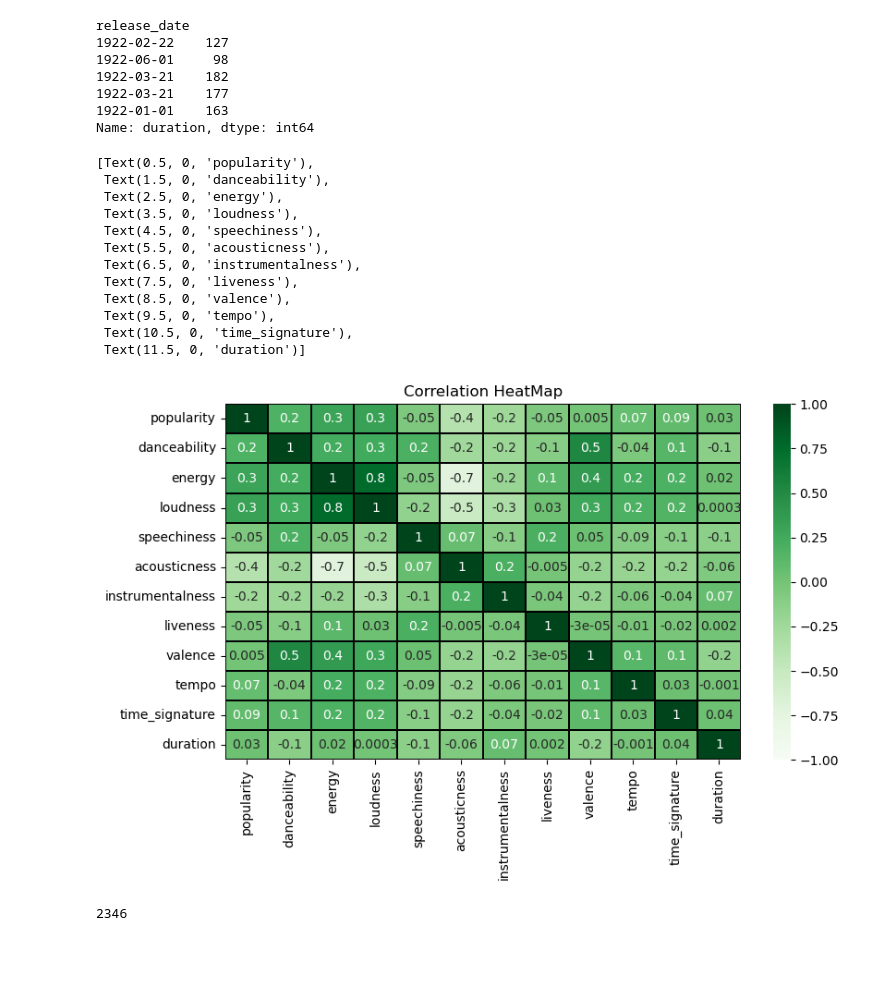
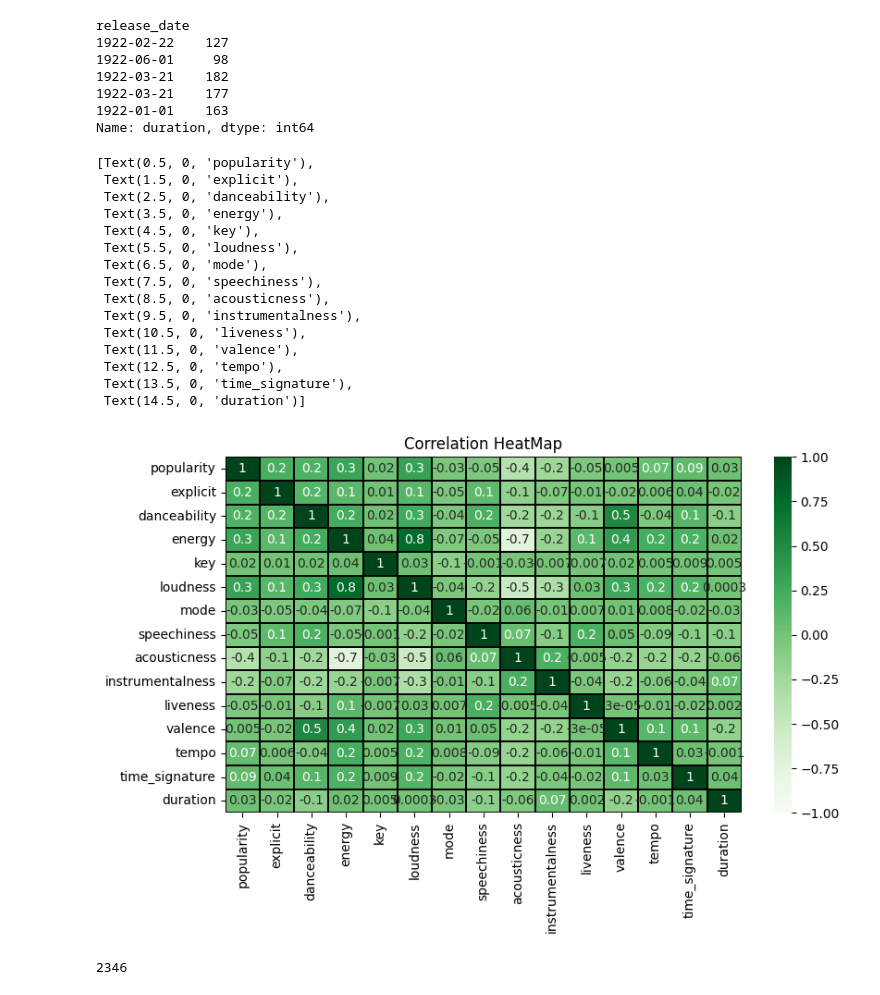
Before and after one commit to vedu003/SpotifyDataAnalysis, a Jupyter notebook: spotify.ipynb, the cells around one changed output. Drawn from its saved outputs; the diff is of its cells as text; code cells hidden in the pictures; blank space fills up the shorter version.

```diff
--- a/spotify.ipynb
+++ b/spotify.ipynb
@@ -182,6 +182,10 @@ b[['name','popularity','artists']]
 | 92816 | Heartbreak Anniversary | 94 | ['Giveon'] |
 # %%
 #Make the Release Date Column as the Index Column.
+sp_tracks['release_date'] = pd.to_datetime(
+    sp_tracks['release_date'],
+    format='mixed'
+)
 sp_tracks.set_index('release_date',inplace=True)
 sp_tracks.index=pd.to_datetime(sp_tracks.index)
 sp_tracks.head()
@@ -214,25 +218,28 @@ release_date
 Name: duration, dtype: int64
 # %%
 #Correlation HeatMap using Pearson Correlation method between two variables
-td = sp_tracks.drop(['key','mode','explicit'], axis=1).corr(method = 'pearson')
+td = sp_tracks.drop(['id','name','artists','id_artists'], axis=1).corr(method = 'pearson')
 plt.figure(figsize=(9,5))
 hmap = sns.heatmap(td, annot = True, fmt = '.1g', vmin=-1, vmax=1, center=0, cmap='Greens', linewidths=0.1, linecolor='black')
 hmap.set_title('Correlation HeatMap')
 hmap.set_xticklabels(hmap.get_xticklabels(), rotation=90)
 # %% [output]
 [Text(0.5, 0, 'popularity'),
- Text(1.5, 0, 'danceability'),
- Text(2.5, 0, 'energy'),
- Text(3.5, 0, 'loudness'),
- Text(4.5, 0, 'speechiness'),
- Text(5.5, 0, 'acousticness'),
- Text(6.5, 0, 'instrumentalness'),
- Text(7.5, 0, 'liveness'),
- Text(8.5, 0, 'valence'),
- Text(9.5, 0, 'tempo'),
- Text(10.5, 0, 'time_signature'),
- Text(11.5, 0, 'duration')]
+ Text(1.5, 0, 'explicit'),
+ Text(2.5, 0, 'danceability'),
+ Text(3.5, 0, 'energy'),
+ Text(4.5, 0, 'key'),
+ Text(5.5, 0, 'loudness'),
+ Text(6.5, 0, 'mode'),
+ Text(7.5, 0, 'speechiness'),
+ Text(8.5, 0, 'acousticness'),
+ Text(9.5, 0, 'instrumentalness'),
+ Text(10.5, 0, 'liveness'),
+ Text(11.5, 0, 'valence'),
+ Text(12.5, 0, 'tempo'),
+ Text(13.5, 0, 'time_signature'),
+ Text(14.5, 0, 'duration')]
-[figure, old version]
+[figure, new version]
 # %%
 #Sample Only 4 Percent of the Whole Dataset.
 sample_sp=sp_tracks.sample(int(0.004*len(sp_tracks)))
```
Also changed, not shown: parts of 9 cells of this notebook.
